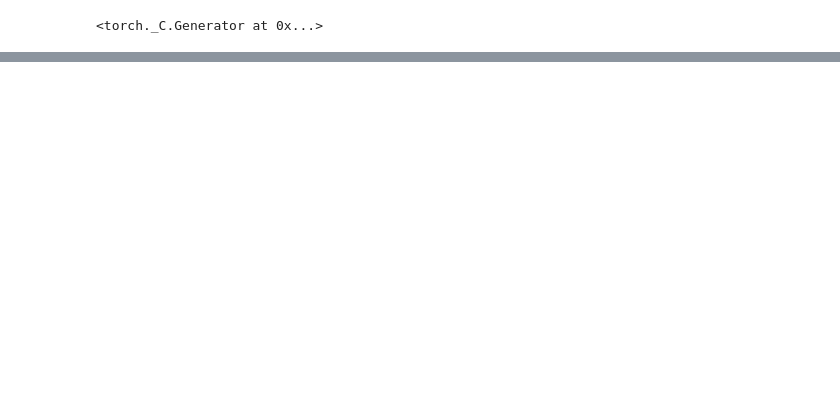
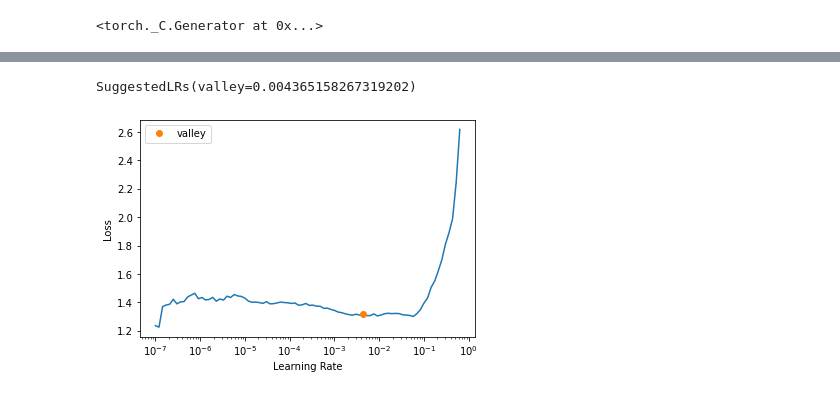
Before and after one commit to rohanfaiyazkhan/deeplearningproject, a Jupyter notebook: train_nn_on_custom_data.ipynb, the cells around one changed output, grey strips where cells are left out. Drawn from its saved outputs; the diff is of its cells as text; code cells hidden in the pictures; blank space fills up the shorter version.

Commit message:
Custom training data trained using fastai

```diff
--- a/train_nn_on_custom_data.ipynb
+++ b/train_nn_on_custom_data.ipynb
@@ -325,0 +26,2 @@ End of Epoch 11: | Training Loss: 0.00516 | Training accuracy: 1.0 | Validation
+# %%
+data_path = Path('./data/new_crops/')
@@ -325,0 +56,10 @@ End of Epoch 11: | Training Loss: 0.00516 | Training accuracy: 1.0 | Validation
+# %%
+db = DataBlock(
+    blocks=(ImageBlock, CategoryBlock),
+    get_items=get_image_files,
+    splitter=RandomSplitter(valid_pct=0.2, seed=seed),
+    get_y=parent_label,
+    item_tfms=RandomResizedCrop(224, min_scale=0.5),
+    batch_tfms=aug_transforms())
+# %%
+dls = db.dataloaders(data_path)
@@ -325,0 +73,5 @@ End of Epoch 11: | Training Loss: 0.00516 | Training accuracy: 1.0 | Validation
+# %%
+learn = cnn_learner(dls, resnet18, metrics=accuracy)
+# %%
+learn.lr_find()
+# %% [output]
@@ -325,0 +79,2 @@ End of Epoch 11: | Training Loss: 0.00516 | Training accuracy: 1.0 | Validation
+SuggestedLRs(valley=0.004365158267319202)
+[figure, added]
```
Also changed, not shown: parts of 41 cells of this notebook, 6 other files.
